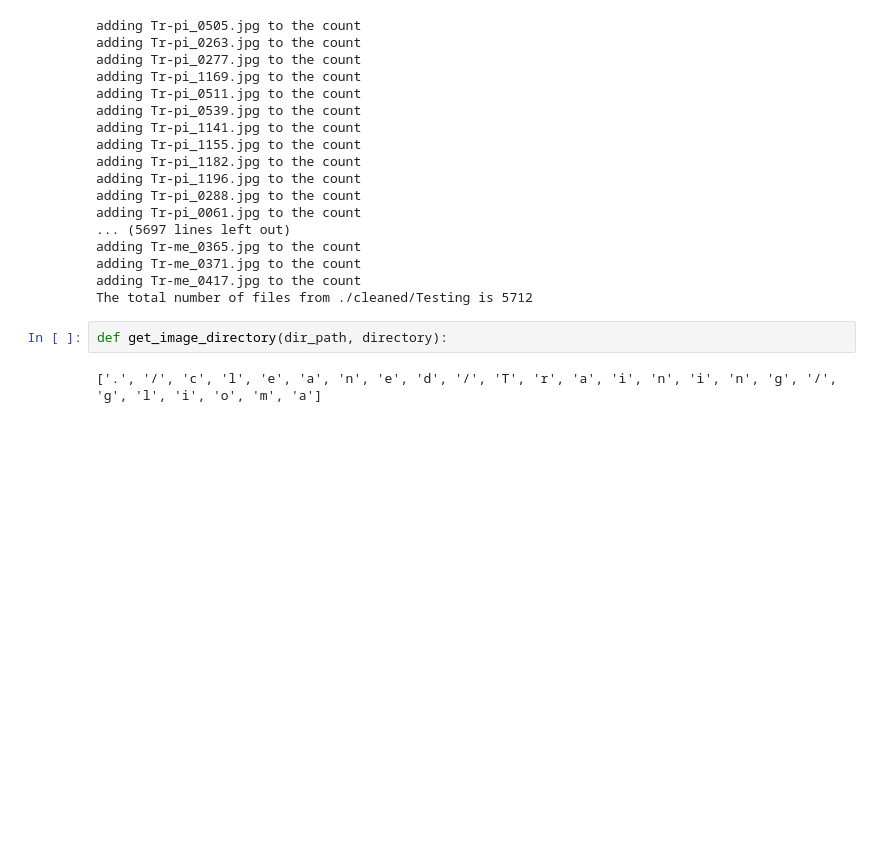
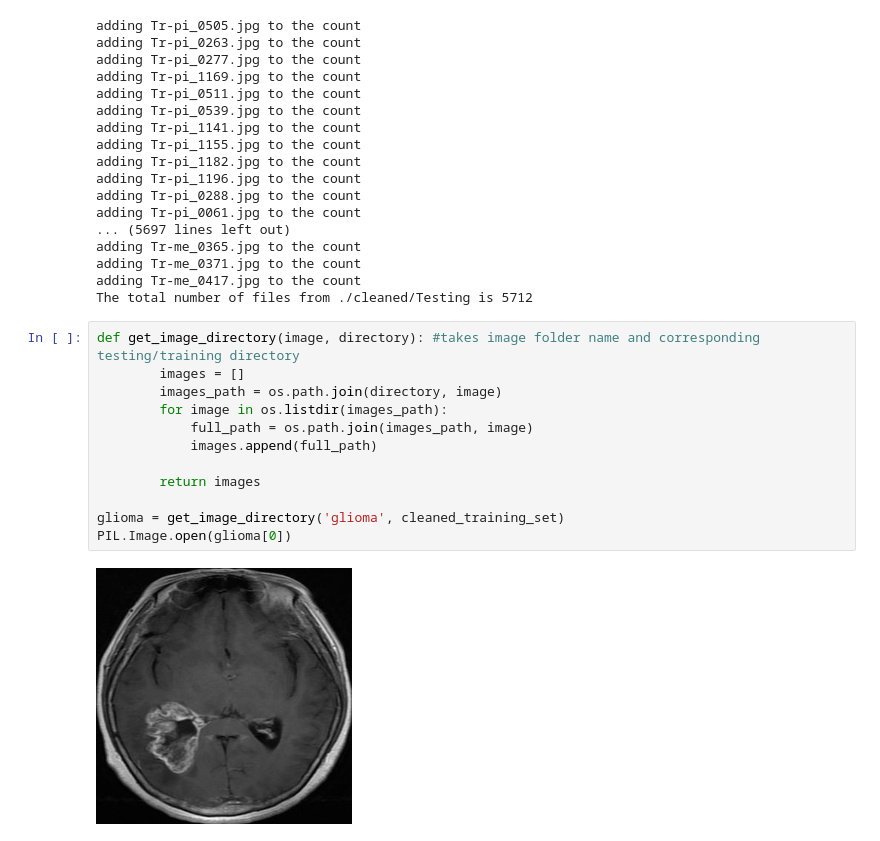
Before and after one commit to bab9755/brain-tumor-classifier, a Jupyter notebook: main.ipynb, the cells around one changed output. Drawn from its saved outputs; the diff is of its cells as text; blank space fills up the shorter version.

Commit message:
undertand image processsing with tensorflow

```diff
--- a/main.ipynb
+++ b/main.ipynb
@@ -41,6 +41,16 @@ adding Tr-me_0371.jpg to the count
 adding Tr-me_0417.jpg to the count
 The total number of files from ./cleaned/Testing is 5712
 # %%
-def get_image_directory(dir_path, directory):
+def get_image_directory(image, directory): #takes image folder name and corresponding testing/training directory
+        images = []
+        images_path = os.path.join(directory, image)
+        for image in os.listdir(images_path):
+            full_path = os.path.join(images_path, image)
+            images.append(full_path)
+
+        return images
+
+glioma = get_image_directory('glioma', cleaned_training_set)
+PIL.Image.open(glioma[0])
 # %% [output]
-['.', '/', 'c', 'l', 'e', 'a', 'n', 'e', 'd', '/', 'T', 'r', 'a', 'i', 'n', 'i', 'n', 'g', '/', 'g', 'l', 'i', 'o', 'm', 'a']
+[figure, added]
```
